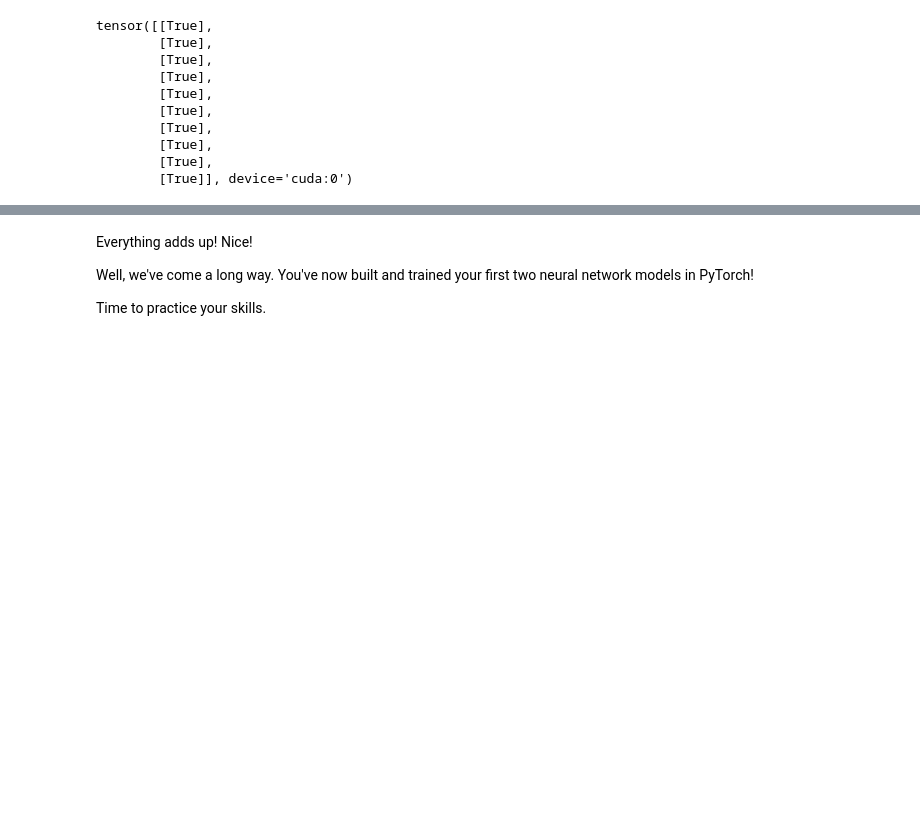
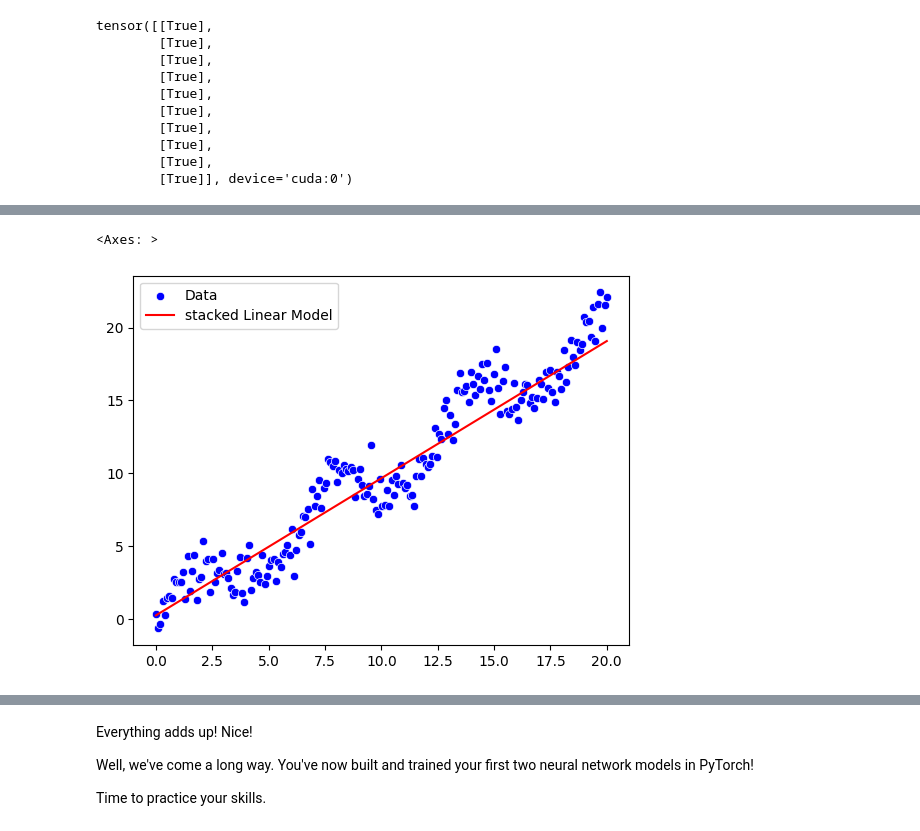
Before and after one commit to Amr-Abdellatif/learn-deep-learning-using-pytorch, a Jupyter notebook: curriculum/01_starting_pytorch_workflow.ipynb, the cells around one changed output, grey strips where cells are left out. Cells and saved outputs as stored; diff of their text form; code cells hidden in the pictures; blank space fills up the shorter version.

```diff
--- a/curriculum/01_starting_pytorch_workflow.ipynb
+++ b/curriculum/01_starting_pytorch_workflow.ipynb
@@ -1178,0 +1303,21 @@ tensor([[True],
+# %%
+"""nn.Sequential class provides the easiest way to specify neural networks in PyTorch,
+    So, it is worth getting familiar with."""
+
+model_3 = nn.Sequential(
+nn.Linear(1, 10),
+nn.Linear(10, 1),
+)
+# %%
+train_simple_network(model_3, loss_func, training_loader)
+# %%
+model_3.to('cpu')
+model_3.eval()
+with torch.inference_mode():
+    y_pred_m3 = model_3(torch.tensor(X,dtype=torch.float32).reshape(-1, 1)).cpu().numpy()
+# %%
+sns.scatterplot(x=X, y=y, color='blue', label='Data')
+sns.lineplot(x=X, y=y_pred_m3.ravel(), color='red', label='stacked Linear Model')
+# %% [output]
+<Axes: >
+[figure, added]
```
Also changed, not shown: parts of 21 cells of this notebook, 4 other files.
